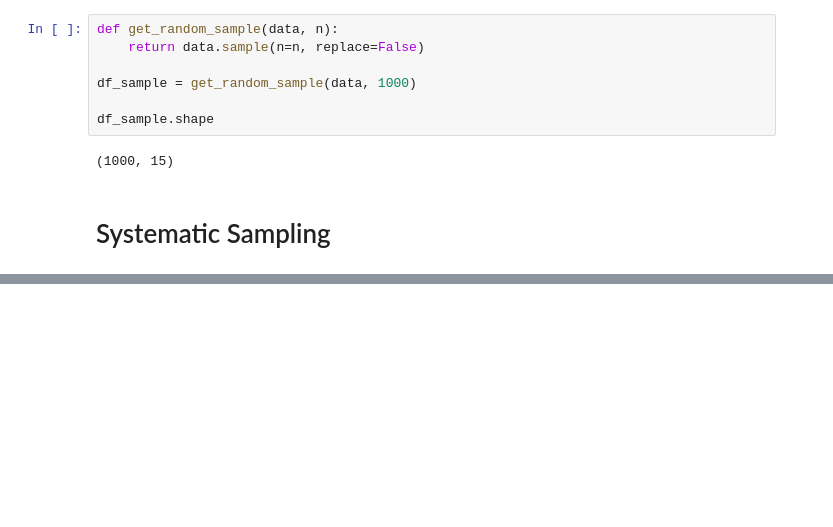
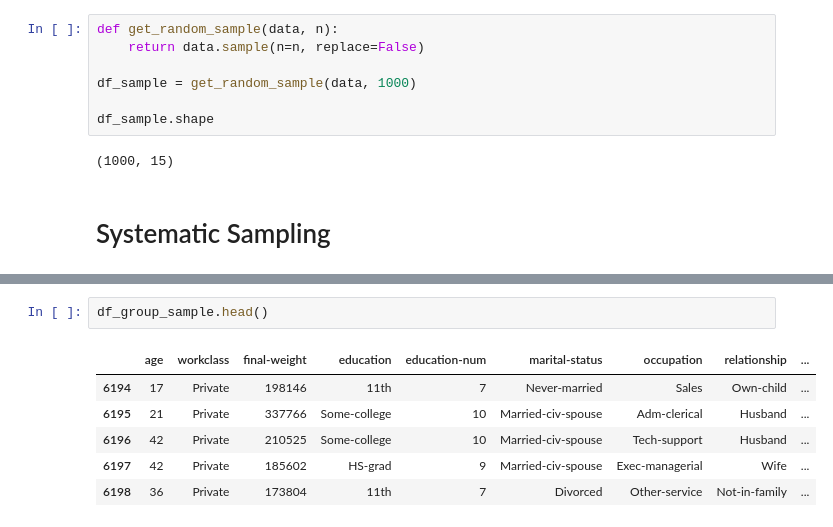
Before and after one commit to Dionmax/BurningMyBrain, a Jupyter notebook: EstatisticaDataScience/Sampling.ipynb, the cells around one changed output, grey strips where cells are left out. Cells and saved outputs as stored; diff of their text form; blank space fills up the shorter version.

```diff
--- a/EstatisticaDataScience/Sampling.ipynb
+++ b/EstatisticaDataScience/Sampling.ipynb
@@ -47,0 +173,9 @@ df_sample.shape
+# %%
+df_group_sample.head()
+# %% [output]
+|  | age | workclass | final-weight | education | education-num | marital-status | occupation | relationship | ... |
+| 6194 | 17 | Private | 198146 | 11th | 7 | Never-married | Sales | Own-child | ... |
+| 6195 | 21 | Private | 337766 | Some-college | 10 | Married-civ-spouse | Adm-clerical | Husband | ... |
+| 6196 | 42 | Private | 210525 | Some-college | 10 | Married-civ-spouse | Tech-support | Husband | ... |
+| 6197 | 42 | Private | 185602 | HS-grad | 9 | Married-civ-spouse | Exec-managerial | Wife | ... |
+| 6198 | 36 | Private | 173804 | 11th | 7 | Divorced | Other-service | Not-in-family | ... |
```
Also changed, not shown: parts of 11 cells of this notebook.
